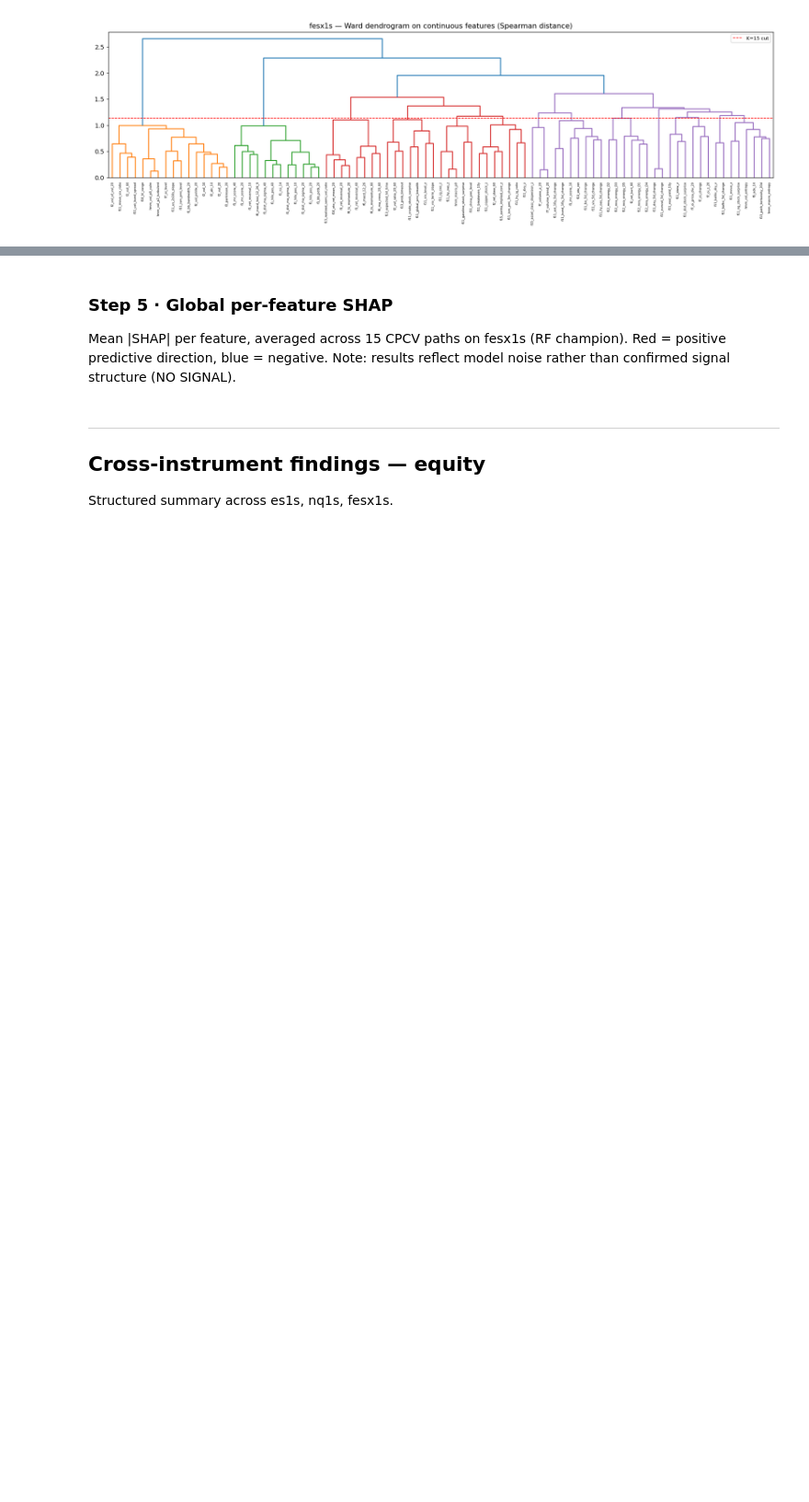
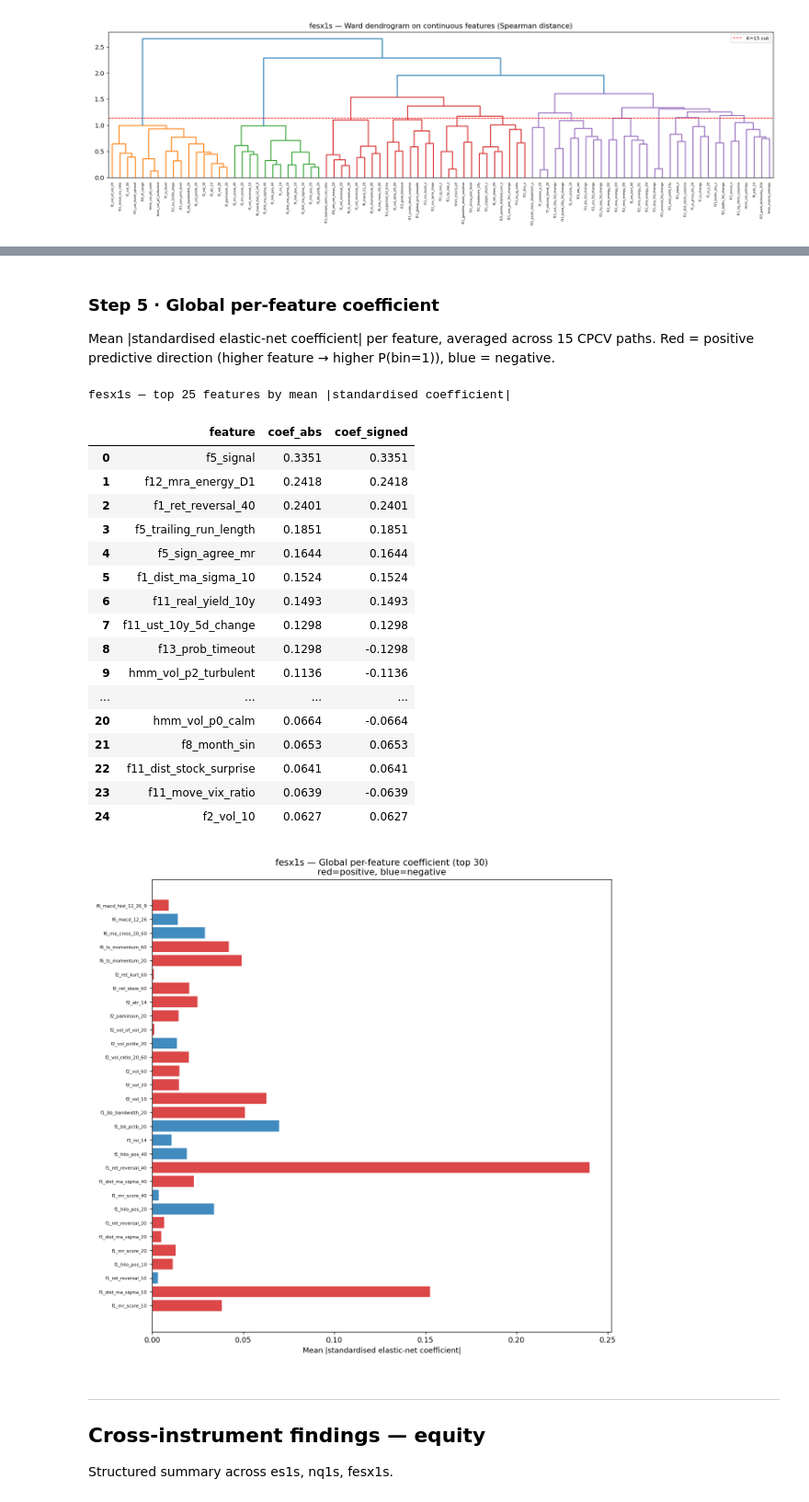
Before and after one commit to Ise-Q/stml, a Jupyter notebook: src/stml/new_work/equity_importance.ipynb, the cells around one changed output, grey strips where cells are left out. Shown at 92% size. Cells and saved outputs as stored; diff of their text form; code cells hidden in the pictures; blank space fills up the shorter version.

```diff
--- a/src/stml/new_work/equity_importance.ipynb
+++ b/src/stml/new_work/equity_importance.ipynb
@@ -611,21 +707,40 @@ if not wc.empty:
     )
 show(BASE / 'fesx1s' / 'within_cluster_C15_f11.png', width=950)
 # %% [markdown]
-### Step 5 · Global per-feature SHAP
+### Step 5 · Global per-feature coefficient
 
-Mean |SHAP| per feature, averaged across 15 CPCV paths on fesx1s (RF champion).
-Red = positive predictive direction, blue = negative.
-Note: results reflect model noise rather than confirmed signal structure (NO SIGNAL).
+Mean |standardised elastic-net coefficient| per feature, averaged across 15 CPCV paths.
+Red = positive predictive direction (higher feature → higher P(bin=1)), blue = negative.
 # %%
-gs = load(BASE / 'fesx1s' / 'global_shap_summary.csv')
-if not gs.empty:
+gc = load(BASE / 'fesx1s' / 'global_coef_summary.csv')
+if not gc.empty:
     display(
-        gs.head(25).style
-        .format({'shap_magnitude': '{:.4f}', 'shap_signed': '{:.4f}', 'mdi': '{:.4f}'})
-        .background_gradient(subset=['shap_magnitude'], cmap='Blues')
-        .set_caption('fesx1s — top 25 features by mean|SHAP| (RF, NO SIGNAL — illustrative only)')
+        gc.head(25).style
+        .format({'coef_abs': '{:.4f}', 'coef_signed': '{:.4f}'})
+        .background_gradient(subset=['coef_abs'], cmap='Blues')
+        .set_caption('fesx1s — top 25 features by mean |standardised coefficient|')
     )
-show(BASE / 'fesx1s' / 'global_shap_chart.png', width=1000)
+show(BASE / 'fesx1s' / 'global_coef_chart.png', width=1000)
+# %% [output]
+fesx1s — top 25 features by mean |standardised coefficient|
+|  | feature | coef_abs | coef_signed |
+| 0 | f5_signal | 0.3351 | 0.3351 |
+| 1 | f12_mra_energy_D1 | 0.2418 | 0.2418 |
+| 2 | f1_ret_reversal_40 | 0.2401 | 0.2401 |
+| 3 | f5_trailing_run_length | 0.1851 | 0.1851 |
+| 4 | f5_sign_agree_mr | 0.1644 | 0.1644 |
+| 5 | f1_dist_ma_sigma_10 | 0.1524 | 0.1524 |
+| 6 | f11_real_yield_10y | 0.1493 | 0.1493 |
+| 7 | f11_ust_10y_5d_change | 0.1298 | 0.1298 |
+| 8 | f13_prob_timeout | 0.1298 | -0.1298 |
+| 9 | hmm_vol_p2_turbulent | 0.1136 | -0.1136 |
+| ... | ... | ... | ... |
+| 20 | hmm_vol_p0_calm | 0.0664 | -0.0664 |
+| 21 | f8_month_sin | 0.0653 | 0.0653 |
+| 22 | f11_dist_stock_surprise | 0.0641 | 0.0641 |
+| 23 | f11_move_vix_ratio | 0.0639 | -0.0639 |
+| 24 | f2_vol_10 | 0.0627 | 0.0627 |
+[figure, added]
 # %% [markdown]
 ---
 ## Cross-instrument findings — equity
```
Also changed, not shown: parts of 24 cells of this notebook.
